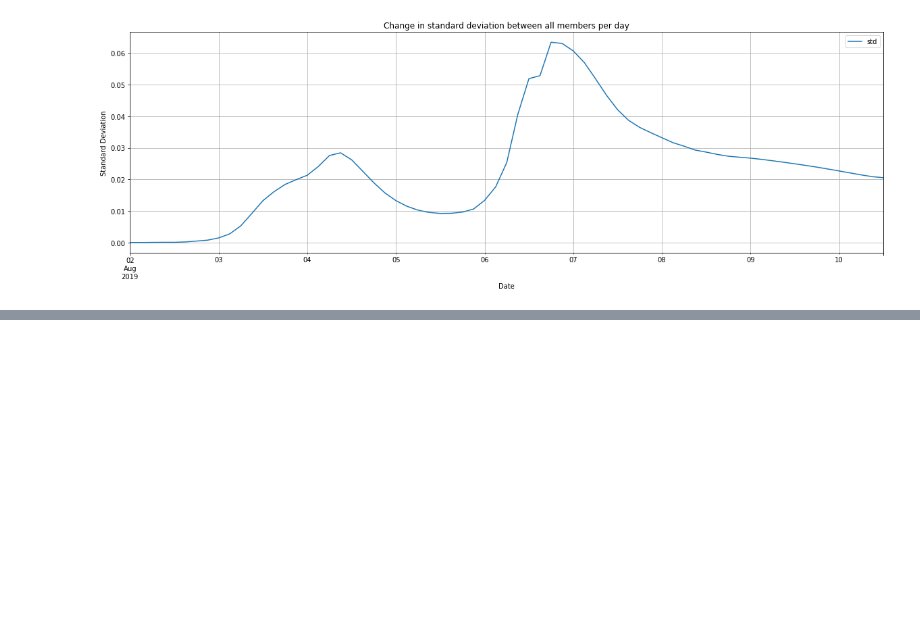
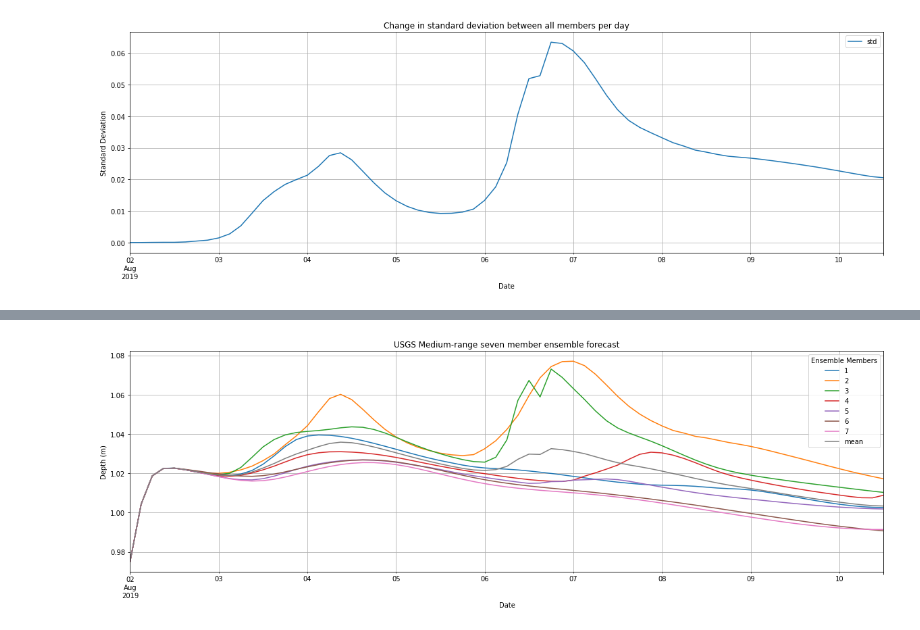
Before and after one commit to Dewberry/fcast, a Jupyter notebook: forecast/MediumRangeForecasts.ipynb, the cells around one changed output, grey strips where cells are left out. Drawn from its saved outputs; the diff is of its cells as text; code cells hidden in the pictures; blank space fills up the shorter version.

Commit message:
compare NWM rating curve with USGS rating curve

```diff
--- a/forecast/MediumRangeForecasts.ipynb
+++ b/forecast/MediumRangeForecasts.ipynb
@@ -178,0 +184,5 @@ ax.set(xlabel='Date', ylabel='Standard Deviation');
+# %%
+gageids = []
+for k, v in usgs_nhd.items():
+    if v == comid:
+        gageids.append(k)
@@ -178,0 +193,5 @@ ax.set(xlabel='Date', ylabel='Standard Deviation');
+# %%
+mathcing_gage = GageUSGS(gageids[0])
+# %%
+rc = mathcing_gage.rating_curve.dropna()
+rc.head()
@@ -178,0 +205,3 @@ ax.set(xlabel='Date', ylabel='Standard Deviation');
+# %%
+f_usgs = interp1d(rc.DEP_cms, rc.INDEP_SHIFT_m, kind='cubic')
+stage_df_usgs = df.apply(f_usgs)
@@ -178,0 +233,7 @@ ax.set(xlabel='Date', ylabel='Standard Deviation');
+# %%
+ax = stage_df_usgs.plot(figsize=(20,6), title='USGS Medium-range seven member ensemble forecast')
+ax.legend(title='Ensemble Members')
+ax.grid(True, which="both")
+ax.set(xlabel='Date', ylabel='Depth (m)');
+# %% [output]
+[figure, added]
```
Also changed, not shown: parts of 9 cells of this notebook, 2 other files.
